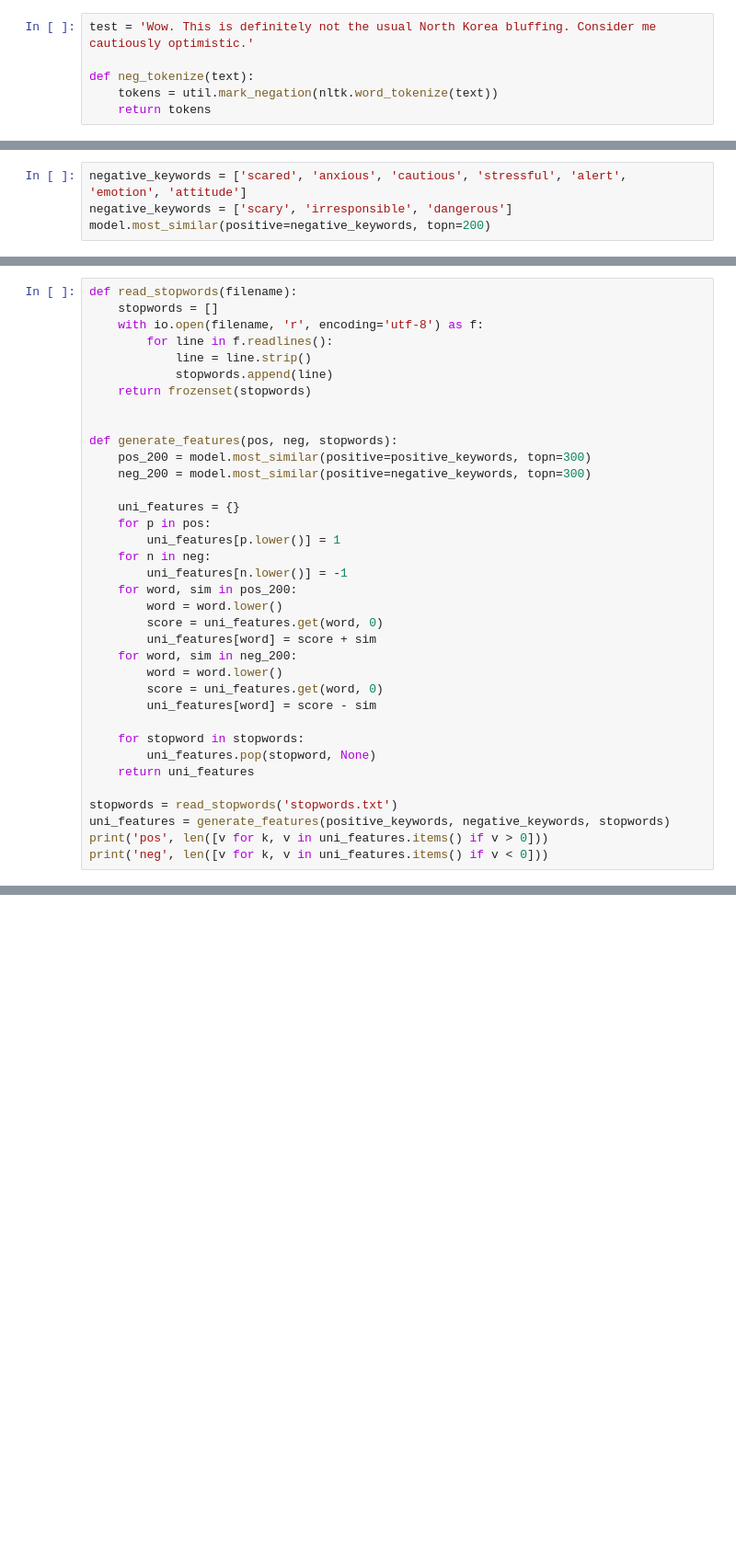
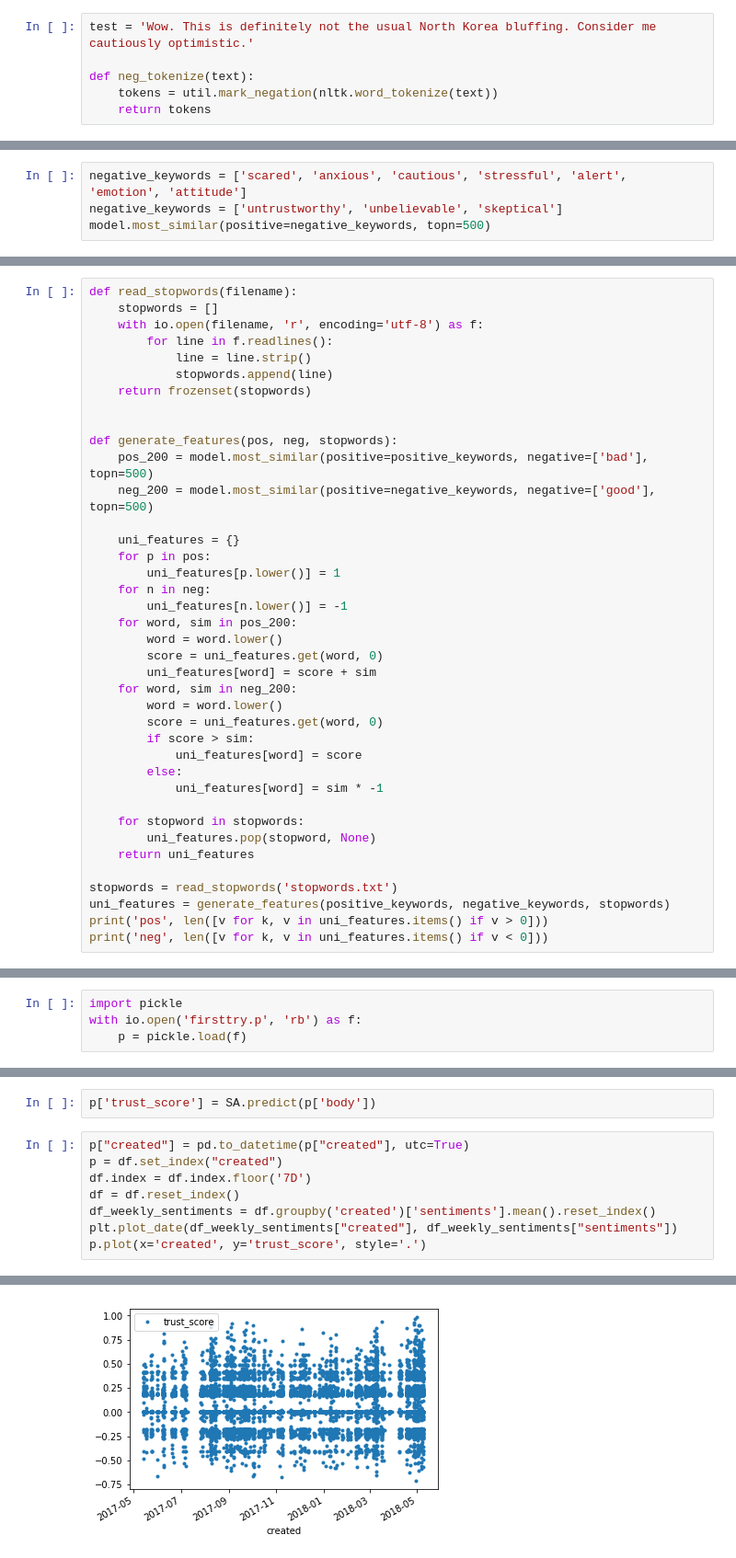
Before and after one commit to avarchy/Final15388, a Jupyter notebook: bl_sentiment.ipynb, the cells around one changed output, grey strips where cells are left out. Shown at 92% size. Saved outputs shown, nothing was run; the diff lists cells and outputs as text; blank space fills up the shorter version.

```diff
--- a/bl_sentiment.ipynb
+++ b/bl_sentiment.ipynb
@@ -47,5 +47,5 @@ model.most_similar(positive=positive_keywords, topn=200)
 # %%
 negative_keywords = ['scared', 'anxious', 'cautious', 'stressful', 'alert', 'emotion', 'attitude']
-negative_keywords = ['scary', 'irresponsible', 'dangerous']
-model.most_similar(positive=negative_keywords, topn=200)
+negative_keywords = ['untrustworthy', 'unbelievable', 'skeptical']
+model.most_similar(positive=negative_keywords, topn=500)
 # %% [output]
@@ -77,8 +77,8 @@ def read_stopwords(filename):
 
 
 def generate_features(pos, neg, stopwords):
-    pos_200 = model.most_similar(positive=positive_keywords, topn=300)
-    neg_200 = model.most_similar(positive=negative_keywords, topn=300)
+    pos_200 = model.most_similar(positive=positive_keywords, negative=['bad'], topn=500)
+    neg_200 = model.most_similar(positive=negative_keywords, negative=['good'], topn=500)
 
     uni_features = {}
     for p in pos:
@@ -92,7 +92,10 @@ def generate_features(pos, neg, stopwords):
     for word, sim in neg_200:
         word = word.lower()
         score = uni_features.get(word, 0)
-        uni_features[word] = score - sim
+        if score > sim:
+            uni_features[word] = score
+        else:
+            uni_features[word] = sim * -1
 
     for stopword in stopwords:
         uni_features.pop(stopword, None)
@@ -153,0 +157,4 @@ print(SA.predict([test, test2, test3, test4, test5, test6, test7, test8]))
+# %%
+import pickle
+with io.open('firsttry.p', 'rb') as f:
+    p = pickle.load(f)
@@ -153,0 +163,11 @@ print(SA.predict([test, test2, test3, test4, test5, test6, test7, test8]))
+# %%
+p['trust_score'] = SA.predict(p['body'])
+# %%
+p["created"] = pd.to_datetime(p["created"], utc=True)
+p = df.set_index("created")
+df.index = df.index.floor('7D')
+df = df.reset_index()
+df_weekly_sentiments = df.groupby('created')['sentiments'].mean().reset_index()
+plt.plot_date(df_weekly_sentiments["created"], df_weekly_sentiments["sentiments"])
+p.plot(x='created', y='trust_score', style='.')
+# %% [output]
@@ -153,0 +175 @@ print(SA.predict([test, test2, test3, test4, test5, test6, test7, test8]))
+[figure, added]
```
Also changed, not shown: parts of 7 cells of this notebook, 1 other file.
